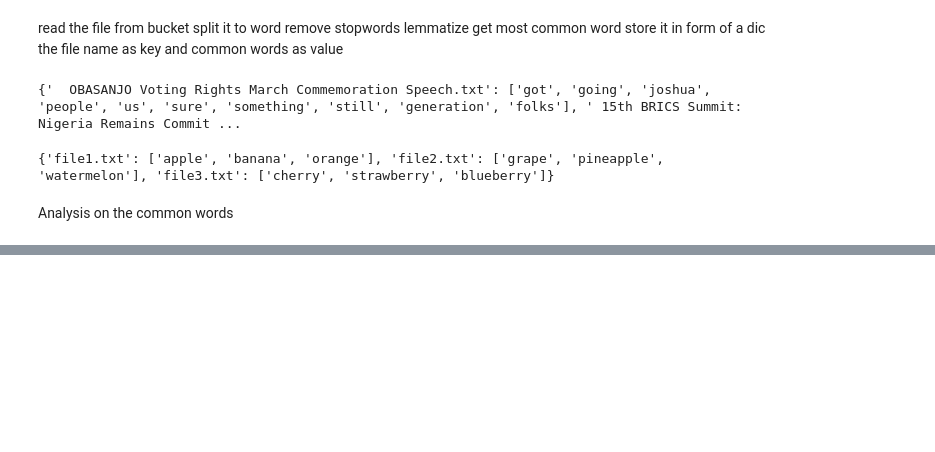
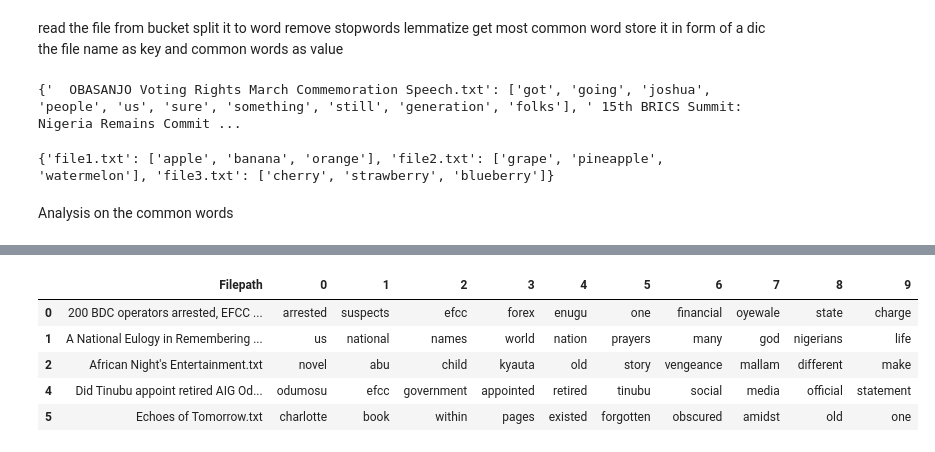
Before and after one commit to Davidmide02/ml-data, a Jupyter notebook: note.ipynb, the cells around one changed output, grey strips where cells are left out. Cells and saved outputs as stored; diff of their text form; code cells hidden in the pictures; blank space fills up the shorter version.

```diff
--- a/note.ipynb
+++ b/note.ipynb
@@ -236,0 +218,5 @@ Index(['Filepath', '0', '1', '2', '3', '4', '5', '6', '7', '8', '9'], dtype='obj
+# %%
+#  3. remove remove empty cells
+
+new_read_df = read_df.dropna()
+new_read_df.info()
@@ -236,0 +247,18 @@ Index(['Filepath', '0', '1', '2', '3', '4', '5', '6', '7', '8', '9'], dtype='obj
+# %%
+# 4. check for wrong data format
+# 5. check for wrong data
+
+# Change the first column to filepath
+new_read_df = new_read_df.rename(columns={'Unnamed: 0': 'Filepath'})
+
+# remove wrong data
+new_read_df.drop(3, inplace=True)
+
+new_read_df.head()
+# %% [output]
+|  | Filepath | 0 | 1 | 2 | 3 | 4 | 5 | 6 | 7 | 8 | 9 |
+| 0 | 200 BDC operators arrested, EFCC ... | arrested | suspects | efcc | forex | enugu | one | financial | oyewale | state | charge |
+| 1 | A National Eulogy in Remembering ... | us | national | names | world | nation | prayers | many | god | nigerians | life |
+| 2 | African Night's Entertainment.txt | novel | abu | child | kyauta | old | story | vengeance | mallam | different | make |
+| 4 | Did Tinubu appoint retired AIG Od... | odumosu | efcc | government | appointed | retired | tinubu | social | media | official | statement |
+| 5 | Echoes of Tomorrow.txt | charlotte | book | within | pages | existed | forgotten | obscured | amidst | old | one |
```
Also changed, not shown: parts of 22 cells of this notebook, 2 other files.
